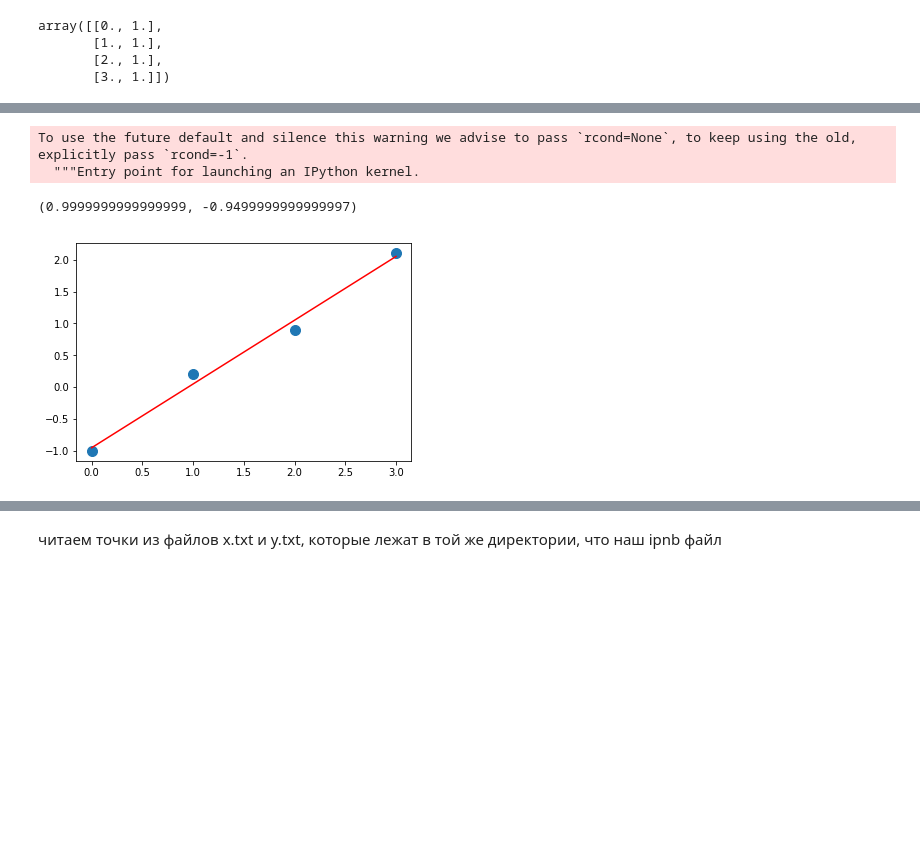
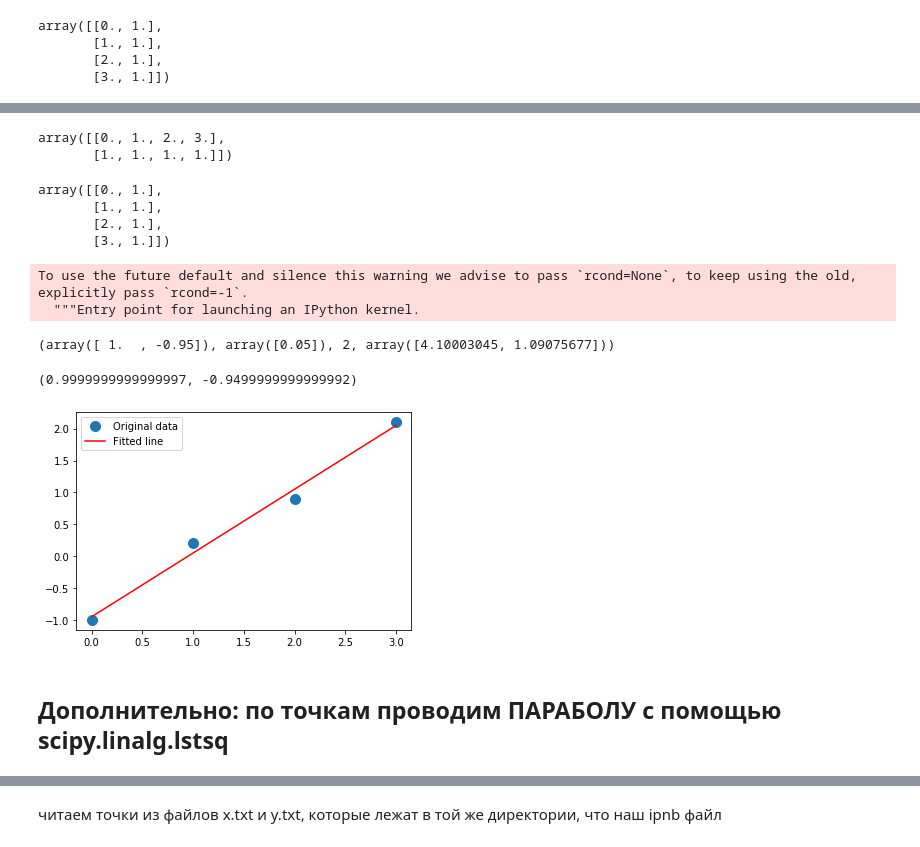
Before and after one commit to tatyderb/m2020, a Jupyter notebook: 6_fit/6_approximation.ipynb, the cells around one changed output, grey strips where cells are left out. Saved outputs shown, nothing was run; the diff lists cells and outputs as text; code cells hidden in the pictures; blank space fills up the shorter version.

```diff
--- a/6_fit/6_approximation.ipynb
+++ b/6_fit/6_approximation.ipynb
@@ -209,8 +286,29 @@ array([[0., 1.],
+# %%
+# Далее ставим один вектор вертикально на другой
+np.vstack([x, np.ones(len(x))])
+# %% [output]
+array([[0., 1., 2., 3.],
+       [1., 1., 1., 1.]])
+# %%
+# и трансформируем получившуюся матрицу
+A = np.vstack([x, np.ones(len(x))]).T
+A
+# %% [output]
+array([[0., 1.],
+       [1., 1.],
+       [2., 1.],
+       [3., 1.]])
 # %%
-m, c = np.linalg.lstsq(A, y)[0]
-m, c
+bsolve = np.linalg.lstsq(A, y)
+# Может быть предупреждение (Warning)
+bsolve
 # %% [output]
 To use the future default and silence this warning we advise to pass `rcond=None`, to keep using the old, explicitly pass `rcond=-1`.
   """Entry point for launching an IPython kernel.
-(0.9999999999999999, -0.9499999999999997)
+(array([ 1.  , -0.95]), array([0.05]), 2, array([4.10003045, 1.09075677]))
+# %%
+b1, b0 = bsolve[0]
+b1, b0
+# %% [output]
+(0.9999999999999997, -0.9499999999999992)
 # %%
@@ -218,6 +316,9 @@ To use the future default and silence this warning we advise to pass `rcond=None
 # %%
 plt.plot(x, y, 'o', label='Original data', markersize=10)
-plt.plot(x, m*x + c, 'r', label='Fitted line')
+plt.plot(x, b1*x + b0, 'r', label='Fitted line')
+plt.legend()
 plt.show()
 # %% [output]
-[figure, old version]
+[figure, new version]
+# %% [markdown]
+## Дополнительно: по точкам проводим ПАРАБОЛУ с помощью  scipy.linalg.lstsq
```
Also changed, not shown: parts of 43 cells of this notebook, 3 other files.
